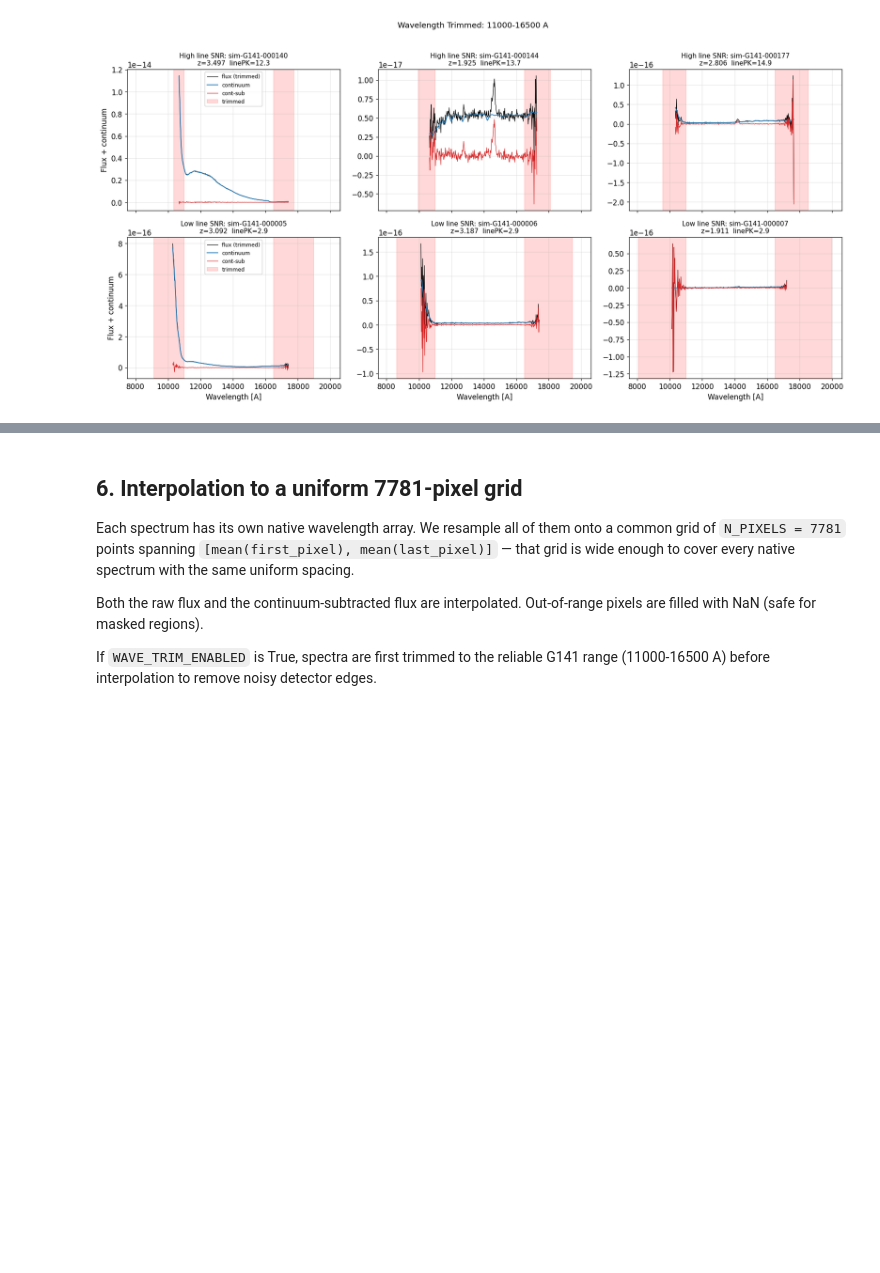
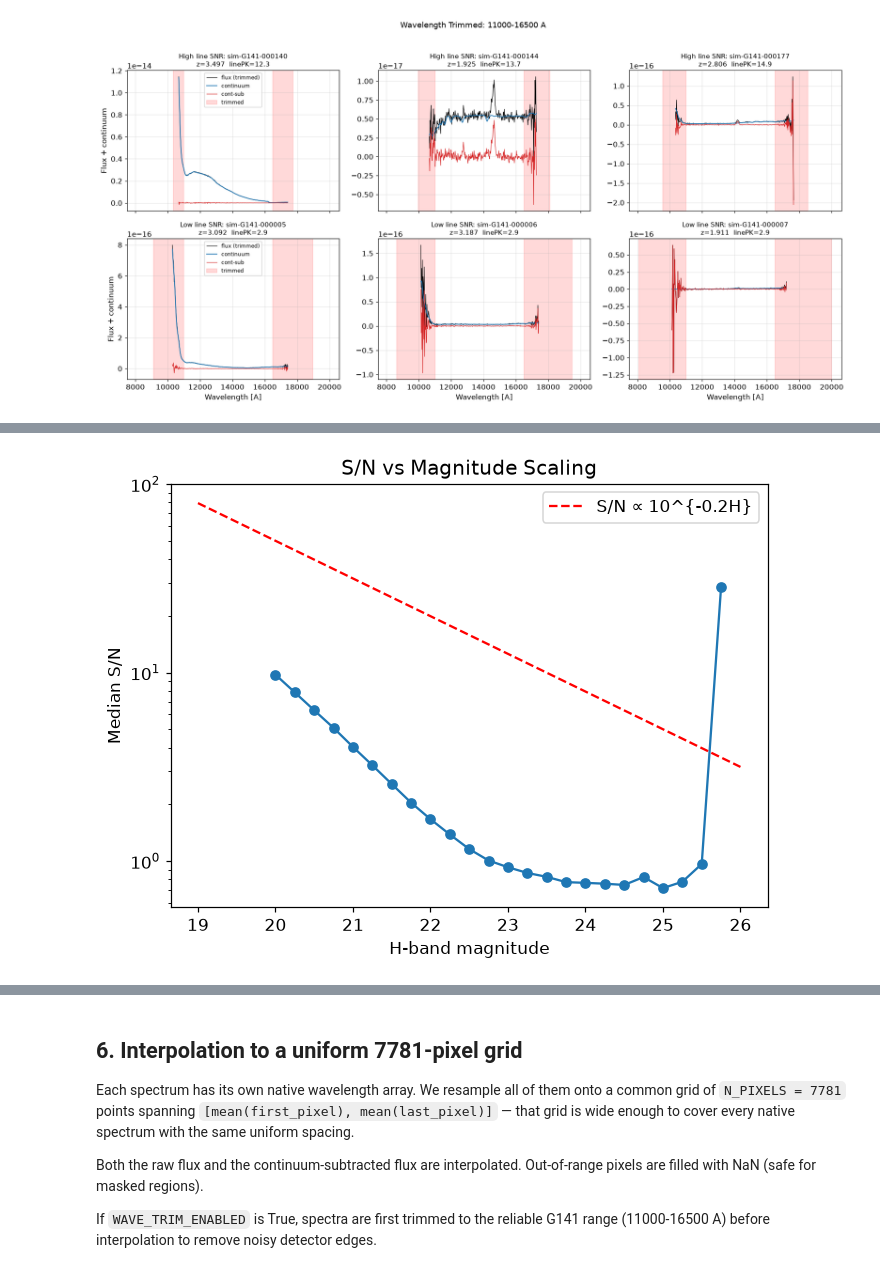
Before and after one commit to CliveKBinu/specpt-hst-sim, a Jupyter notebook: notebooks/01_data_exploration_and_training_format.ipynb, the cells around one changed output, grey strips where cells are left out. Drawn from its saved outputs; the diff is of its cells as text; code cells hidden in the pictures; blank space fills up the shorter version.

```diff
--- a/notebooks/01_data_exploration_and_training_format.ipynb
+++ b/notebooks/01_data_exploration_and_training_format.ipynb
@@ -434,0 +502,19 @@ else:
+# %%
+with h5py.File(SRC, 'r') as f:
+    snr  = f['track_a/snr_median'][:]
+    hmag = f['track_a/h_mag'][:]
+
+# Bin by magnitude
+mag_bins = np.arange(20, 26, 0.25)
+snr_median_per_bin = [np.median(snr[(hmag>m) & (hmag<m+0.25)]) for m in mag_bins]
+
+plt.figure(figsize=(7,5))
+plt.semilogy(mag_bins, snr_median_per_bin, 'o-')
+# Expected theoretical line (bright-end, sky-dominated)
+H_ref = np.linspace(19, 26, 100)
+plt.semilogy(H_ref, 50 * 10**(-0.2*(H_ref - 20)), 'r--', label='S/N ∝ 10^{-0.2H}')
+plt.xlabel('H-band magnitude'); plt.ylabel('Median S/N')
+plt.title('S/N vs Magnitude Scaling'); plt.legend()
+plt.savefig('snr_vs_mag.png', dpi=150)
+# %% [output]
+[figure, added]
```
Also changed, not shown: parts of 7 cells of this notebook, 20 other files.
